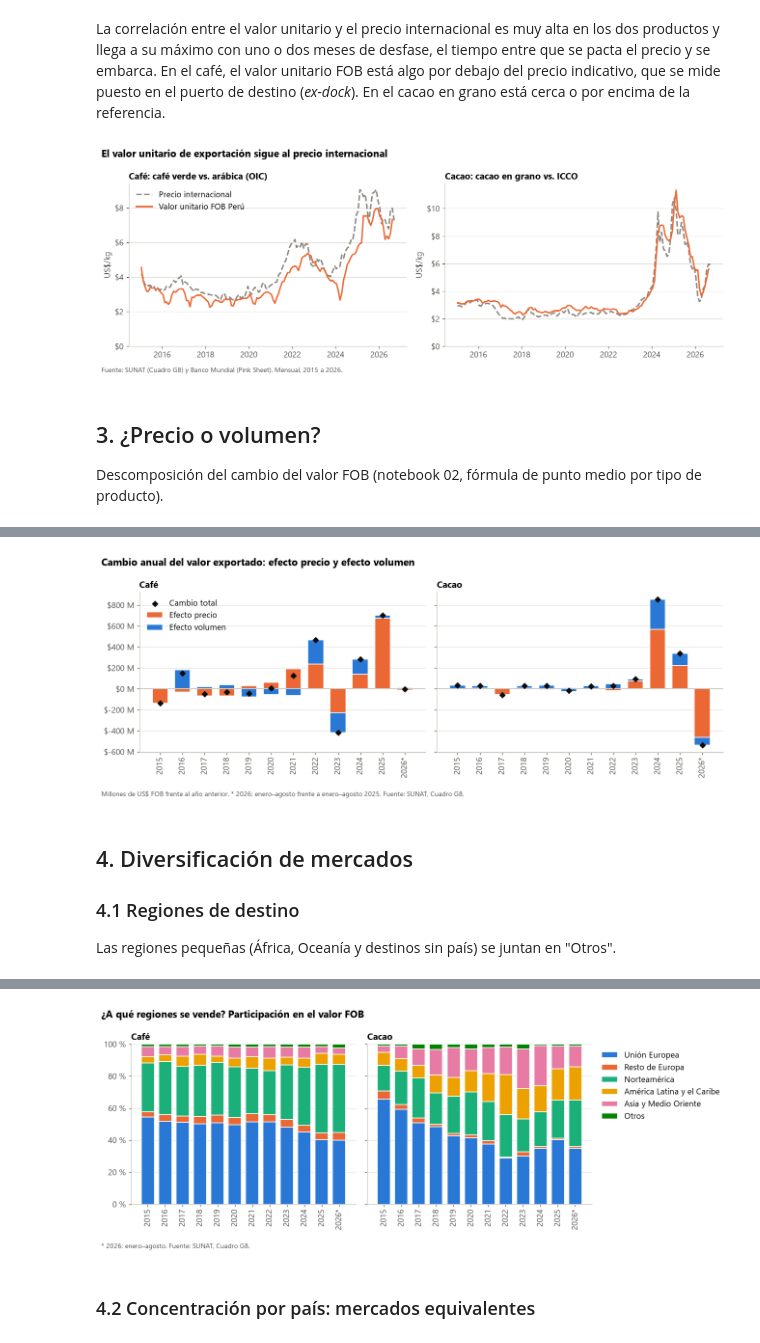
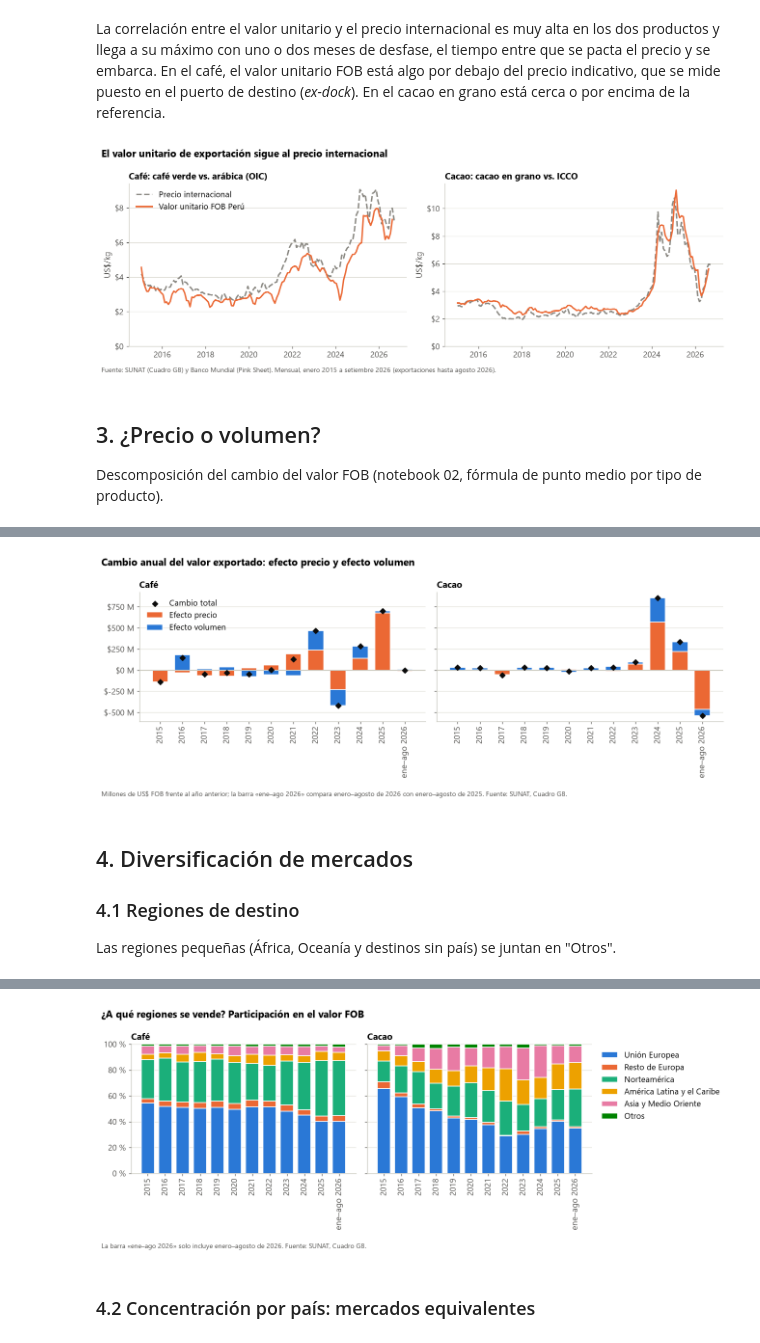
Before and after one commit to loryac21-cyber/tareas-python, a Jupyter notebook: tarea_3/03_analisis.ipynb, the cells around one changed output, grey strips where cells are left out. Saved outputs shown, nothing was run; the diff lists cells and outputs as text; code cells hidden in the pictures.

```diff
--- a/tarea_3/03_analisis.ipynb
+++ b/tarea_3/03_analisis.ipynb
@@ -34,6 +34,10 @@ paises = pd.read_csv(PROCESADOS / "tabla_paises.csv").drop_duplicates("iso3").se
 ANIO_INICIO, ANIO_FIN = 2015, 2025
 ANIO_PARCIAL = int(exportaciones.anio.max())
 ULTIMO_MES = int(exportaciones.query("anio == @ANIO_PARCIAL").mes.max())
+MESES = ["enero", "febrero", "marzo", "abril", "mayo", "junio", "julio", "agosto", "setiembre", "octubre", "noviembre", "diciembre"]
+# 2026 siempre con sus meses, para que no se lea como año completo
+ETQ_PARCIAL = f"ene–{MESES[ULTIMO_MES - 1][:3]} {ANIO_PARCIAL}"
+PERIODO_PARCIAL = f"enero–{MESES[ULTIMO_MES - 1]}"
 anual = ind.query("periodo == 'anual' and anio >= @ANIO_INICIO").set_index(["producto", "anio"])
 parcial = ind.query("periodo == 'ene_ago'").set_index(["producto", "anio"])
 ventana = ventanas.set_index(["producto", "desde", "hasta"])
@@ -150,12 +154,14 @@ for ax, p in zip(ejes, ["Café", "Cacao"]):
     ax.set_ylabel("US$/kg")
 ejes[0].legend(loc="upper left")
 fig.suptitle("El valor unitario de exportación sigue al precio internacional", x=0.01, ha="left", fontweight="bold", fontsize=14)
-fig.text(0.01, -0.02, "Fuente: SUNAT (Cuadro G8) y Banco Mundial (Pink Sheet). Mensual, 2015 a 2026.", color=SECUNDARIO, fontsize=9)
+fig.text(0.01, -0.02, f"Fuente: SUNAT (Cuadro G8) y Banco Mundial (Pink Sheet). Mensual, enero {ANIO_INICIO} a "
+         f"{MESES[int(ultimo_precio['Café'].mes) - 1]} {int(ultimo_precio['Café'].anio)} (exportaciones hasta {MESES[ULTIMO_MES - 1]} "
+         f"{ANIO_PARCIAL}).", color=SECUNDARIO, fontsize=9)
 fig.tight_layout()
 fig.savefig(FIGURAS / "01_precio_vs_valor_unitario.png")
 plt.show()
 # %% [output]
-[figure, old version]
+[figure, new version]
 # %% [markdown]
 ## 3. ¿Precio o volumen?
 
@@ -181,7 +187,7 @@ tabla_ventanas.round(1)
 fig, ejes = plt.subplots(1, 2, figsize=(12, 4.4), sharey=True)
 for ax, p in zip(ejes, ["Café", "Cacao"]):
     a = anual.loc[p]
-    x = [str(v) for v in a.index] + [f"{ANIO_PARCIAL}*"]
+    x = [str(v) for v in a.index] + [ETQ_PARCIAL]
     ep = list(a.efecto_precio / 1e6) + [parcial.loc[(p, ANIO_PARCIAL), "efecto_precio"] / 1e6]
     ev = list(a.efecto_volumen / 1e6) + [parcial.loc[(p, ANIO_PARCIAL), "efecto_volumen"] / 1e6]
     pos = [max(v, 0) for v in ep]
@@ -196,13 +202,14 @@ for ax, p in zip(ejes, ["Café", "Cacao"]):
     ax.yaxis.set_major_formatter(FuncFormatter(lambda v, _: f"${v:,.0f} M"))
 ejes[0].legend(loc="upper left")
 fig.suptitle("Cambio anual del valor exportado: efecto precio y efecto volumen", x=0.01, ha="left", fontweight="bold", fontsize=14)
-fig.text(0.01, -0.04, f"Millones de US$ FOB frente al año anterior. * {ANIO_PARCIAL}: enero–agosto frente a enero–agosto {ANIO_PARCIAL - 1}. "
+fig.text(0.01, -0.04, f"Millones de US$ FOB frente al año anterior; la barra «{ETQ_PARCIAL}» compara {PERIODO_PARCIAL} de {ANIO_PARCIAL} "
+         f"con {PERIODO_PARCIAL} de {ANIO_PARCIAL - 1}. "
          "Fuente: SUNAT, Cuadro G8.", color=SECUNDARIO, fontsize=9)
 fig.tight_layout()
 fig.savefig(FIGURAS / "02_descomposicion_precio_volumen.png")
 plt.show()
 # %% [output]
-[figure, old version]
+[figure, new version]
 # %% [markdown]
 ## 4. Diversificación de mercados
 
@@ -227,24 +234,25 @@ reg_part.loc["anual"].query("anio in [@ANIO_INICIO, @ANIO_FIN]").round(1)
 # %%
 fig, ejes = plt.subplots(1, 2, figsize=(12, 4.4), sharey=True)
 for ax, p in zip(ejes, ["Café", "Cacao"]):
     t = pd.concat([reg_part.loc[("anual", p)].loc[ANIO_INICIO:ANIO_FIN], reg_part.loc[("ene_ago", p)].loc[[ANIO_PARCIAL]]])
-    x = [str(v) for v in t.index[:-1]] + [f"{ANIO_PARCIAL}*"]
+    x = [str(v) for v in t.index[:-1]] + [ETQ_PARCIAL]
     abajo = pd.Series(0.0, index=t.index)
     for g, color in zip(GRUPOS, COLORES_REGION):
         ax.bar(x, t[g], bottom=abajo, color=color, width=0.75, label=g, edgecolor="white", linewidth=1)
         abajo += t[g]
     ax.set_title(p)
     ax.set_ylim(0, 100)
     ax.tick_params(axis="x", rotation=90)
     ax.yaxis.set_major_formatter(FuncFormatter(lambda v, _: f"{v:.0f} %"))
 ejes[1].legend(loc="upper left", bbox_to_anchor=(1.01, 1))
 fig.suptitle("¿A qué regiones se vende? Participación en el valor FOB", x=0.01, ha="left", fontweight="bold", fontsize=14)
-fig.text(0.01, -0.04, f"* {ANIO_PARCIAL}: enero–agosto. Fuente: SUNAT, Cuadro G8.", color=SECUNDARIO, fontsize=9)
+fig.text(0.01, -0.04, f"La barra «{ETQ_PARCIAL}» solo incluye {PERIODO_PARCIAL} de {ANIO_PARCIAL}. Fuente: SUNAT, Cuadro G8.",
+         color=SECUNDARIO, fontsize=9)
 fig.tight_layout()
 fig.savefig(FIGURAS / "03_destinos_por_region.png")
 plt.show()
 # %% [output]
-[figure, old version]
+[figure, new version]
 # %% [markdown]
 ### 4.2 Concentración por país: mercados equivalentes
 # %%
```
Also changed, not shown: parts of 2 cells of this notebook, 16 other files.
